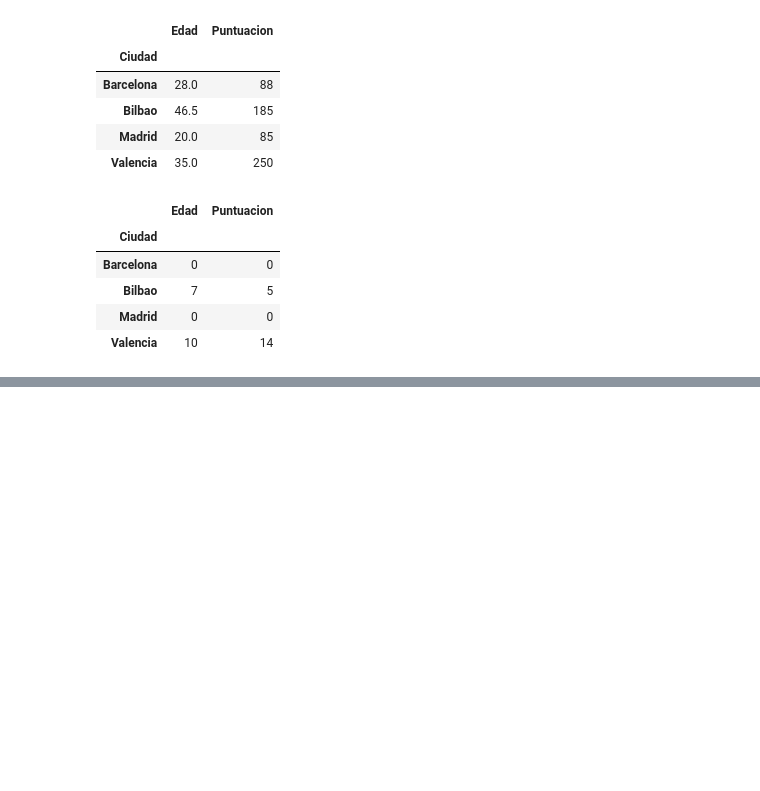
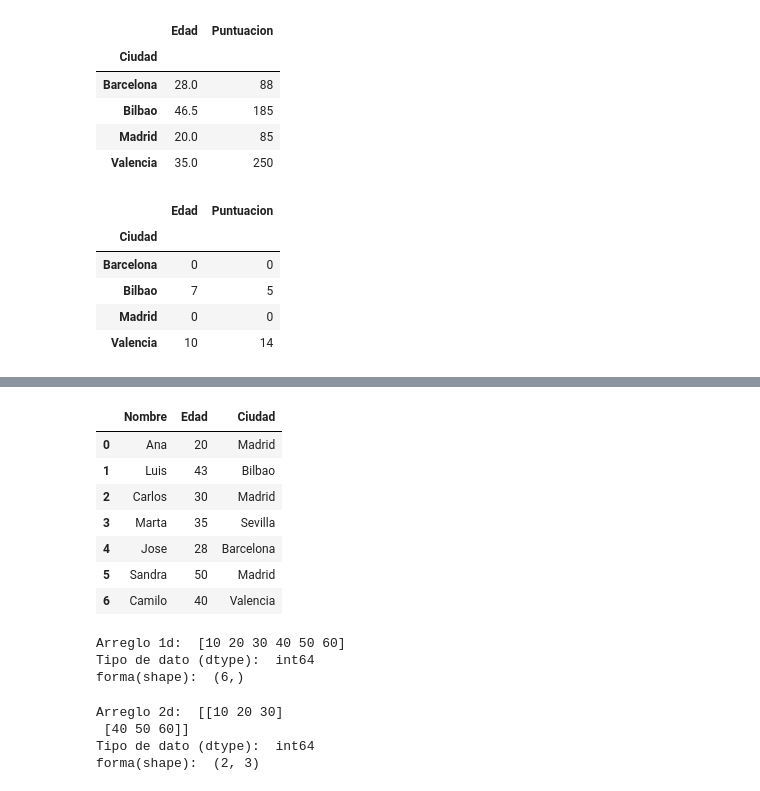
Before and after one commit to lflondo/PythonAnalisisDatos, a Jupyter notebook: AnalisisDatos.ipynb, the cells around one changed output, grey strips where cells are left out. Drawn from its saved outputs; the diff is of its cells as text; code cells hidden in the pictures; blank space fills up the shorter version.

```diff
--- a/AnalisisDatos.ipynb
+++ b/AnalisisDatos.ipynb
@@ -296,0 +386,30 @@ aggregated_data_custom
+# %%
+#Crear un dataframe de ejemplo
+data= {
+    "Nombre": ["Ana", "Luis", "Carlos", "Marta"],
+    "Edad":[20, 43, 30, 35]
+}
+df1 = pd.DataFrame(data) #le asignamos a df1 el DataFrame creado
+df1["Ciudad"] = ["Madrid", "Bilbao", "Madrid", "Sevilla"] #agregamos una columna Ciudad al df1
+
+
+#Crear un segundo dataframe de ejemplo
+data2= {
+    "Nombre": ["Jose", "Sandra", "Camilo"],
+    "Edad":[28, 50, 40],
+    "Ciudad": ["Barcelona", "Madrid", "Valencia"]
+    }
+df2= pd.DataFrame(data2)
+
+#Concatenar los dos dataframes
+df_combined = pd.concat([df1, df2], ignore_index=True)
+df_combined
+# %% [output]
+|  | Nombre | Edad | Ciudad |
+| 0 | Ana | 20 | Madrid |
+| 1 | Luis | 43 | Bilbao |
+| 2 | Carlos | 30 | Madrid |
+| 3 | Marta | 35 | Sevilla |
+| 4 | Jose | 28 | Barcelona |
+| 5 | Sandra | 50 | Madrid |
+| 6 | Camilo | 40 | Valencia |
@@ -296,0 +419,21 @@ aggregated_data_custom
+# %%
+#Crear un arreglo de 1 dimension con 5 elementos
+arr1 = np.array([10, 20, 30, 40, 50,60])
+print("Arreglo 1d: ", arr1)
+print("Tipo de dato (dtype): ", arr1.dtype)
+print("forma(shape): ", arr1.shape)
+# %% [output]
+Arreglo 1d:  [10 20 30 40 50 60]
+Tipo de dato (dtype):  int64
+forma(shape):  (6,)
+# %%
+#Cambiar la forma del arreglo a una matriz de 2x3
+arr2 = np.reshape(arr1,(2,3))
+print("Arreglo 2d: ", arr2)
+print("Tipo de dato (dtype): ", arr2.dtype)
+print("forma(shape): ", arr2.shape)
+# %% [output]
+Arreglo 2d:  [[10 20 30]
+ [40 50 60]]
+Tipo de dato (dtype):  int64
+forma(shape):  (2, 3)
```
Also changed, not shown: parts of 16 cells of this notebook.
